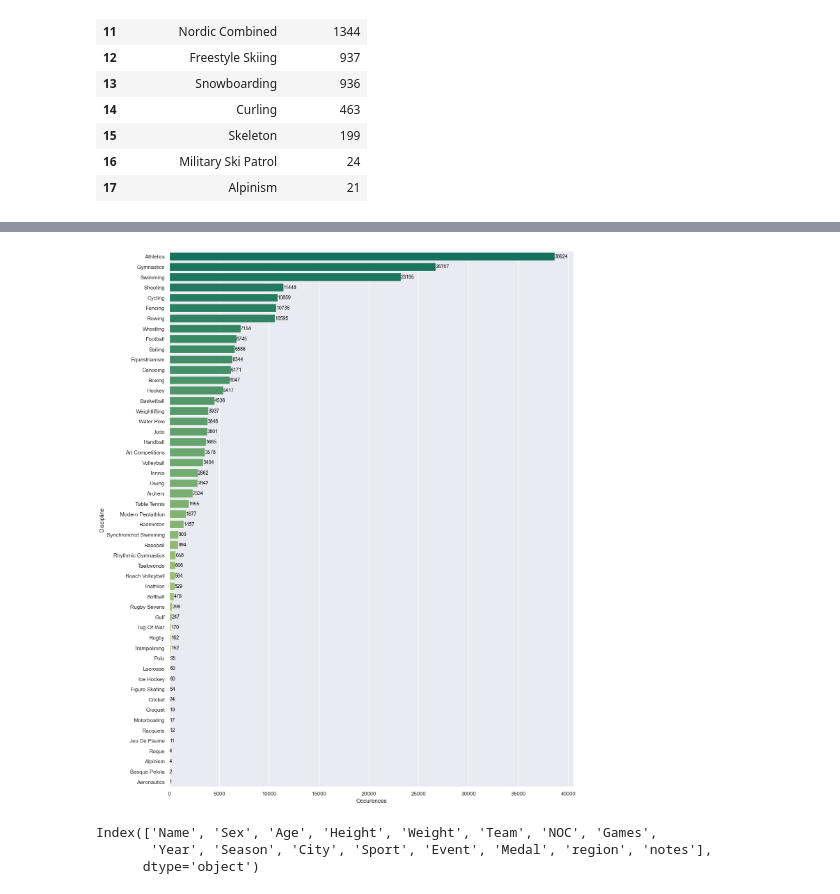
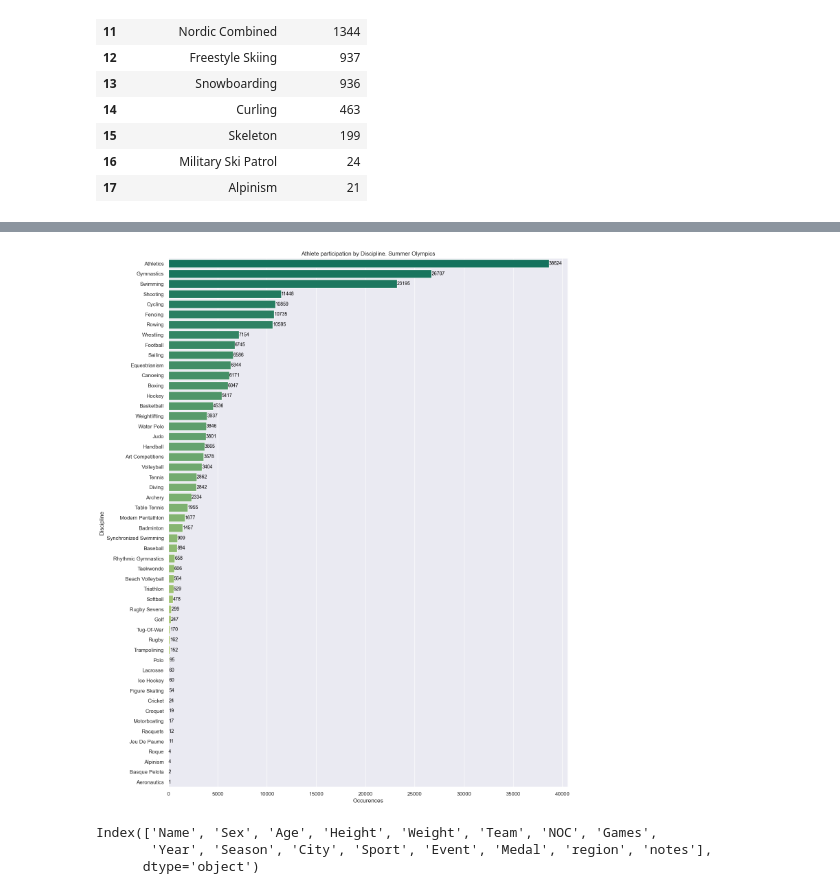
Before and after one commit to kilciukas/Olympic_dataset_exploration, a Jupyter notebook: Notebook_v2/Olimpines_notebook_v2.ipynb, the cells around one changed output, grey strips where cells are left out. Drawn from its saved outputs; the diff is of its cells as text; code cells hidden in the pictures.

```diff
--- a/Notebook_v2/Olimpines_notebook_v2.ipynb
+++ b/Notebook_v2/Olimpines_notebook_v2.ipynb
@@ -220,11 +239,9 @@ bar_plot_winter.annotate_bars(bar_graph_winter)
 # %%
 bar_plot_summer = BarPlot(x='Occurences', y='Discipline', data=disciplines_summer)
-custom_palette = 'summer'
-
-bar_graph_summer = bar_plot_summer.create_bar_plot(custom_palette)
+bar_graph_summer = bar_plot_summer.create_bar_plot(palette='summer', title='Athlete participation by Discipline. Summer Olympics')
 bar_plot_summer.annotate_bars(bar_graph_summer)
 # %% [output]
-[figure, old version]
+[figure, new version]
 # %%
 main.columns
 # %% [output]
```
Also changed, not shown: parts of 8 cells of this notebook.
